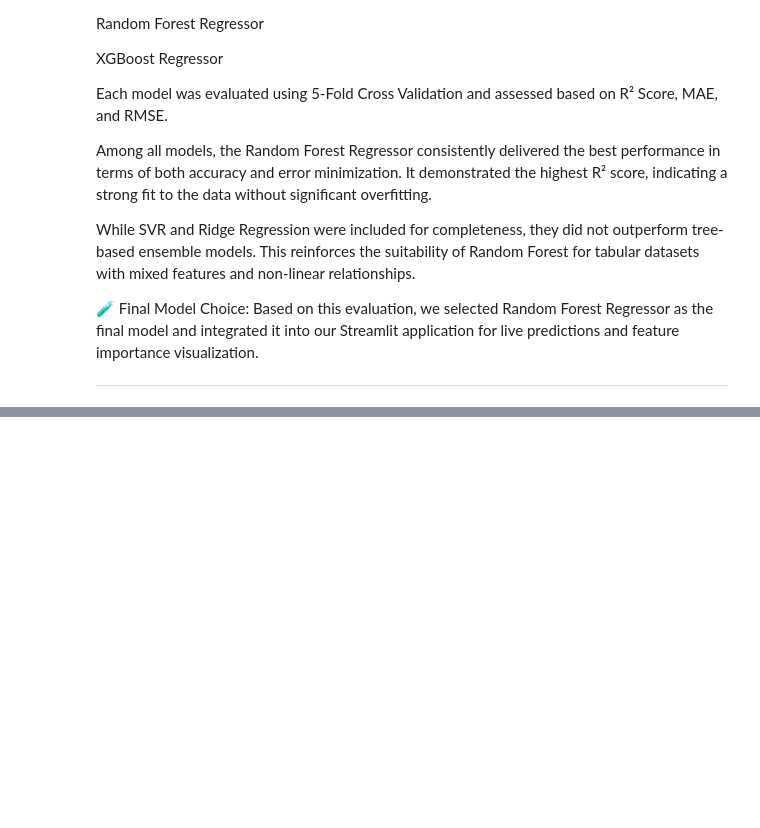
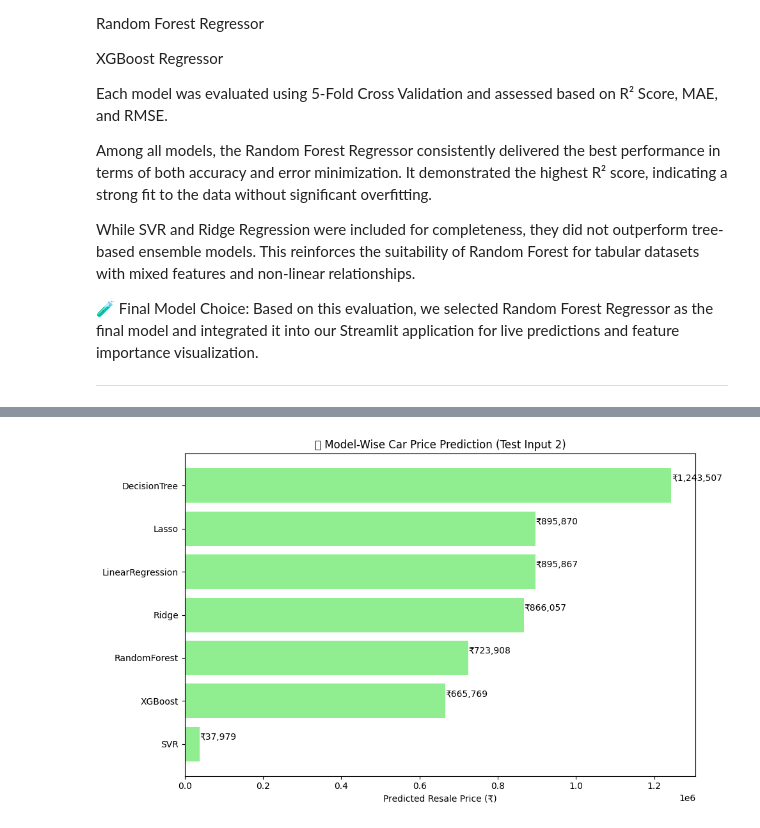
Before and after one commit to Sohini-coder/Car-Price-Prediction, a Jupyter notebook: Model_Comparison.ipynb, the cells around one changed output, grey strips where cells are left out. Cells and saved outputs as stored; diff of their text form; code cells hidden in the pictures; blank space fills up the shorter version.

```diff
--- a/Model_Comparison.ipynb
+++ b/Model_Comparison.ipynb
@@ -132,0 +252,23 @@ Based on this evaluation, we selected Random Forest Regressor as the final model
+# %%
+import matplotlib.pyplot as plt
+import pandas as pd
+
+# Convert predictions to DataFrame
+pred_df_2 = pd.DataFrame.from_dict(model_predictions_2, orient='index', columns=["Predicted Price"])
+pred_df_2 = pred_df_2.sort_values("Predicted Price", ascending=False)
+
+# Plot
+plt.figure(figsize=(10, 6))
+bars_2 = plt.barh(pred_df_2.index, pred_df_2["Predicted Price"], color="lightgreen")
+plt.xlabel("Predicted Resale Price (₹)")
+plt.title("📊 Model-Wise Car Price Prediction (Test Input 2)")
+plt.gca().invert_yaxis()
+
+# Add ₹ labels on bars
+for bar in bars_2:
+    plt.text(bar.get_width() + 1000, bar.get_y() + 0.3, f"₹{int(bar.get_width()):,}", fontsize=10)
+
+plt.tight_layout()
+plt.show()
+# %% [output]
+[figure, added]
```
Also changed, not shown: parts of 10 cells of this notebook, 9 other files.
